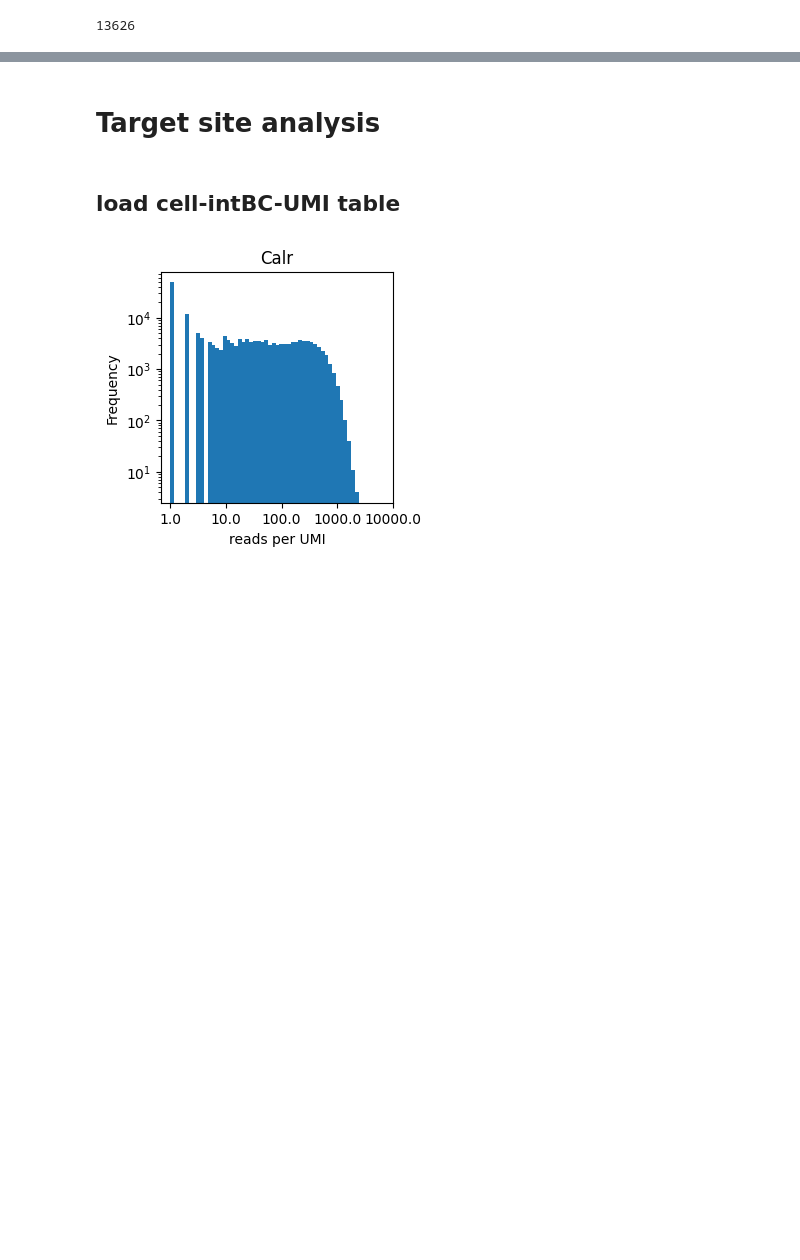
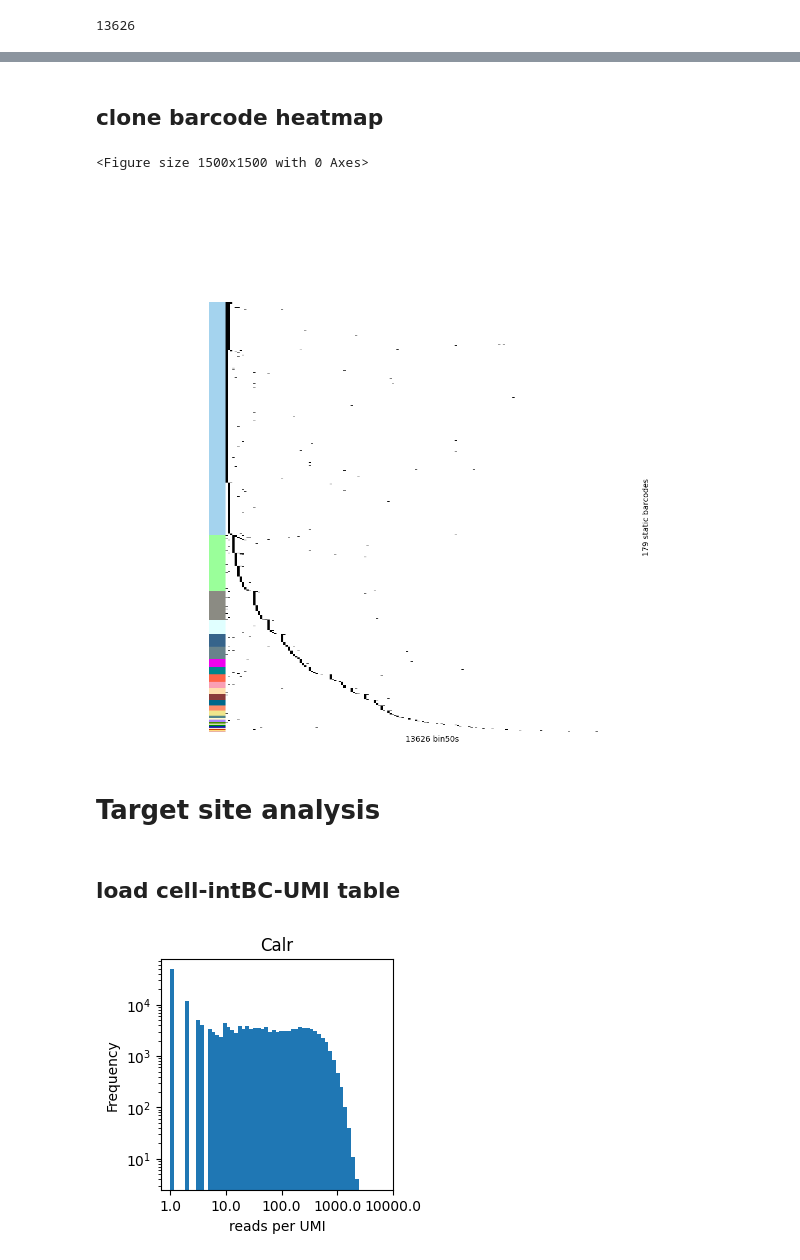
Before and after one commit to liangzhenhou/eTRACER, a Jupyter notebook: LineageTracing/spatial/step04_clone_detection_and_allele_table_generation.ipynb, the cells around one changed output, grey strips where cells are left out. Cells and saved outputs as stored; diff of their text form; code cells hidden in the pictures; blank space fills up the shorter version.

```diff
--- a/LineageTracing/spatial/step04_clone_detection_and_allele_table_generation.ipynb
+++ b/LineageTracing/spatial/step04_clone_detection_and_allele_table_generation.ipynb
@@ -187,7 +194,7 @@ Name: count, dtype: int64
 # %%
 umi_table['num'] = 1
 umi_count = umi_table.groupby(by=['CellID','intBC'])['num'].sum().reset_index()
-umi_count = umi_count[umi_count['num'] > 1]
+umi_count = umi_count[umi_count['num'] >= 2]
 umi_count
 # %% [output]
 |  | CellID | intBC | num |
@@ -395,7 +289,7 @@ lineageGrp_intBCs
 | C175 | [GGCCGGTAACGAAA, GGGCGCCTAACCCT, ... |
 175 rows × 1 columns
 # %%
-cell_intBC = pd.read_csv('/syn1/liangzhen/jinhua_jilab_project/result/DNA_Amplicon/SPATIAL/T2/bin50_staticBC_new.csv')
+cell_intBC = umi_count
 cell_intBC
 # %% [output]
 |  | CellID | intBC | num |
@@ -486,3 +361,65 @@ for clone in cell_lineageGrp_df_weight['lineageGrp'].value_counts().index[0:20]:
+# %% [markdown]
+## clone barcode heatmap
+# %%
+cell_lineage = pd.read_csv('/syn1/liangzhen/jinhua_jilab_project/result/DNA_Amplicon/SPATIAL/T2/spatial_cell_lineage_new.csv',header=0)
+cell_lineage.index = cell_lineage.CellID
+cell_lineage.index.name = 'test'
+
+cell_intBC = pd.read_csv('/syn1/liangzhen/jinhua_jilab_project/result/DNA_Amplicon/SPATIAL/T2/bin50_staticBC_new.csv')
+
+cell_intBC = cell_intBC[cell_intBC['CellID'].isin(cell_lineage['CellID'])]
+cell_intBC['lineageGrp'] = cell_lineage.loc[cell_intBC['CellID'],'lineageGrp'].to_list()
+
+with open('/syn1/liangzhen/jinhua_jilab_project/result/DNA_Amplicon/master_intBCs_filtered.pickle.BLEELE.new','rb')as f:
+    master_intBCs_filtered = pic.load(f)
+lineageGrp_intBCs = pd.DataFrame([master_intBCs_filtered]).T
+lineageGrp_intBCs.columns = ['intBCs']
+lineageGrp_intBCs = lineageGrp_intBCs[lineageGrp_intBCs.index.isin(set(cell_intBC['lineageGrp']))]
+sc_lineageGrp_intBCs = sum(lineageGrp_intBCs['intBCs'], [])
+
+
+cell_intBC = cell_intBC[cell_intBC['intBC'].isin(sc_lineageGrp_intBCs)]
+
+matrix = pd.crosstab(cell_intBC['CellID'], cell_intBC['intBC'])
+
+cell_to_clone = cell_intBC.drop_duplicates('CellID')[['CellID','intBC', 'lineageGrp']].set_index('CellID')
+matrix['lineageGrp'] = matrix.index.map(cell_to_clone['lineageGrp'])
+
+clone_sizes = matrix['lineageGrp'].value_counts().to_dict()
+matrix['clone_size'] = matrix['lineageGrp'].map(clone_sizes)
+
+
+matrix = matrix.sort_values(by=['clone_size', 'lineageGrp'], ascending=[False, True])
+bc_list = []
+cellBC_list = []
+for lineageGrp in matrix['lineageGrp'].value_counts().index:
+    lineageGrp_barcode = list(matrix.columns[matrix.columns.isin(lineageGrp_intBCs.loc[lineageGrp,'intBCs'])])
+    lineageGrp_barcode = matrix.loc[matrix['lineageGrp']==lineageGrp,lineageGrp_barcode].sum(0).sort_values(ascending=False).reset_index()['intBC'].to_list()
+    bc_list = bc_list + lineageGrp_barcode
+
+    cellBC = list(matrix.index[matrix['lineageGrp']==lineageGrp])
+    cellBC_list = cellBC_list + matrix.loc[cellBC,lineageGrp_barcode].sort_values(lineageGrp_barcode,ascending=[False]*len(lineageGrp_barcode)).index.to_list()
+    #break
+matrix = matrix.loc[cellBC_list,bc_list]
+
+color_df = pd.read_csv("/syn1/liangzhen/jinhua_jilab_project/result/DNA_Amplicon/color_lineage_dict.new.csv",sep=',',header=0)
+color_dict = dict(zip(list(color_df.iloc[:,0].astype('str')), list(color_df.iloc[:,1])))
+data_colors = [color_dict[str(lineageGrp)] for lineageGrp in list(cell_lineage.loc[matrix.index,'lineageGrp'].astype('str')) ]
+
+plt.rcParams['pdf.fonttype'] = 42
+plt.gcf().set_size_inches(15, 15)
+g = sns.clustermap(matrix,col_cluster=False,row_cluster=False,cmap='binary',yticklabels=False,xticklabels=False,row_colors=data_colors)
+g.ax_heatmap.set_xlabel('')
+g.ax_heatmap.set_ylabel('')
+g.cax.set_visible(False)
+g.ax_heatmap.set_xlabel(str(matrix.shape[0]) + ' bin50s')
+g.ax_heatmap.set_ylabel(str(matrix.shape[1]) + ' static barcodes')
+
+plt.savefig('/syn1/liangzhen/jinhua_jilab_project/result/Figures/Figure4/EE_clone_barcode_cluster_heatmap.png')
+plt.show()
+# %% [output]
+<Figure size 1500x1500 with 0 Axes>
+[figure, added]
 # %% [markdown]
 # Target site analysis
 # %%
```
Also changed, not shown: parts of 87 cells of this notebook.
